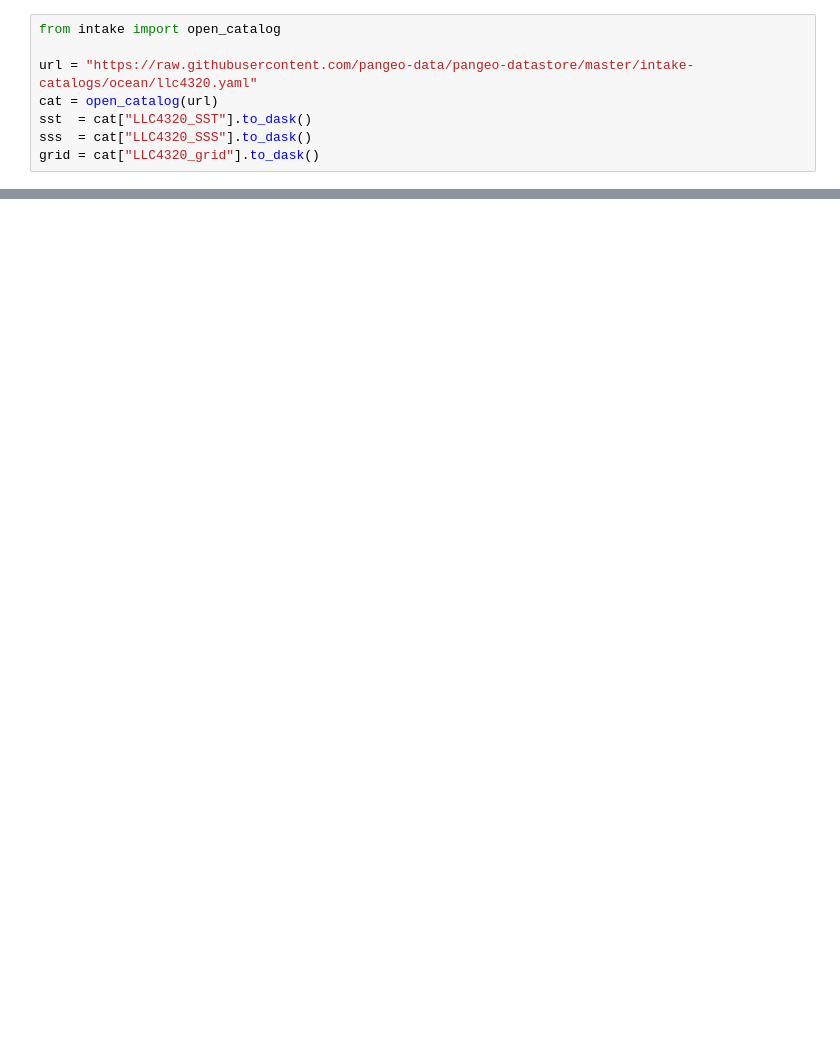
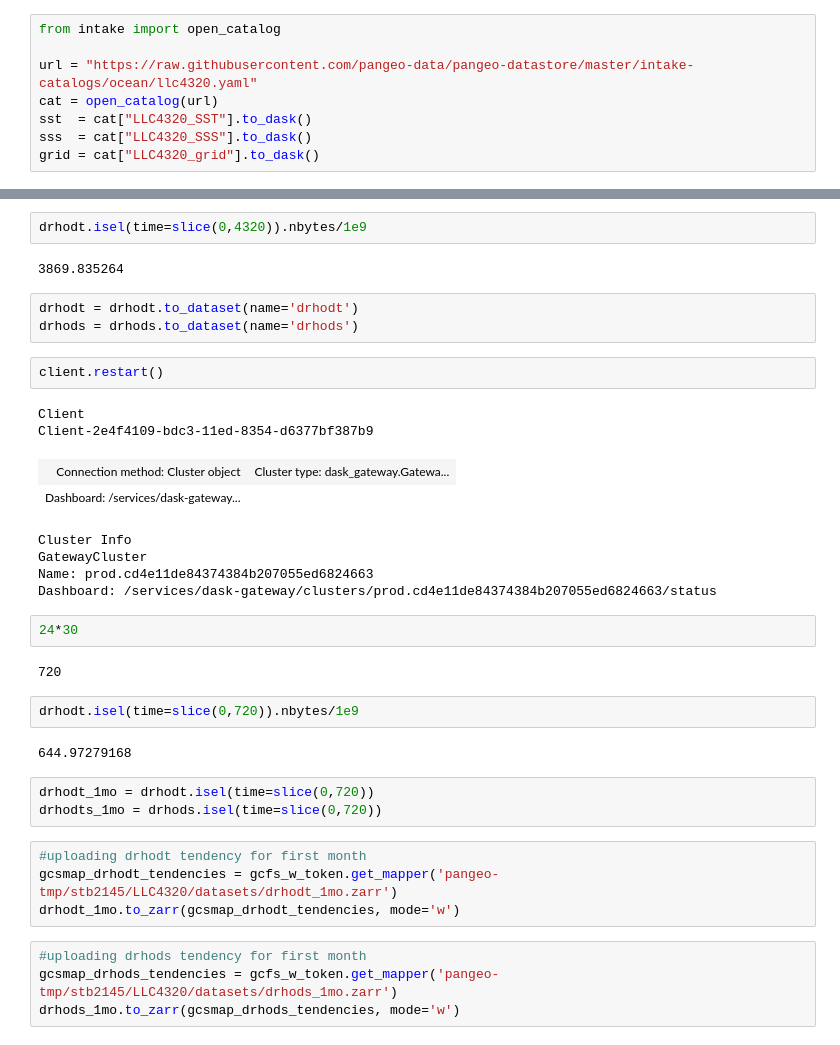
Before and after one commit to shanicetbailey/SST-gradients, a Jupyter notebook: LLC4320/1_calc_&_upload_tendencies.ipynb, the cells around one changed output, grey strips where cells are left out. Saved outputs shown, nothing was run; the diff lists cells and outputs as text; blank space fills up the shorter version.

```diff
--- a/LLC4320/1_calc_&_upload_tendencies.ipynb
+++ b/LLC4320/1_calc_&_upload_tendencies.ipynb
@@ -30,0 +415,37 @@ ds_ll = faces
+# %%
+drhodt.isel(time=slice(0,4320)).nbytes/1e9
+# %% [output]
+3869.835264
+# %%
+drhodt = drhodt.to_dataset(name='drhodt')
+drhods = drhods.to_dataset(name='drhods')
+# %%
+client.restart()
+# %% [output]
+Client
+Client-2e4f4109-bdc3-11ed-8354-d6377bf387b9
+| Connection method: Cluster object | Cluster type: dask_gateway.Gatewa... |
+| Dashboard: /services/dask-gateway... |  |
+Cluster Info
+GatewayCluster
+Name: prod.cd4e11de84374384b207055ed6824663
+Dashboard: /services/dask-gateway/clusters/prod.cd4e11de84374384b207055ed6824663/status
+# %%
+24*30
+# %% [output]
+720
+# %%
+drhodt.isel(time=slice(0,720)).nbytes/1e9
+# %% [output]
+644.97279168
+# %%
+drhodt_1mo = drhodt.isel(time=slice(0,720))
+drhodts_1mo = drhods.isel(time=slice(0,720))
+# %%
+#uploading drhodt tendency for first month
+gcsmap_drhodt_tendencies = gcfs_w_token.get_mapper('pangeo-tmp/stb2145/LLC4320/datasets/drhodt_1mo.zarr')
+drhodt_1mo.to_zarr(gcsmap_drhodt_tendencies, mode='w')
+# %%
+#uploading drhods tendency for first month
+gcsmap_drhods_tendencies = gcfs_w_token.get_mapper('pangeo-tmp/stb2145/LLC4320/datasets/drhods_1mo.zarr')
+drhods_1mo.to_zarr(gcsmap_drhods_tendencies, mode='w')
```
Also changed, not shown: parts of 28 cells of this notebook.
